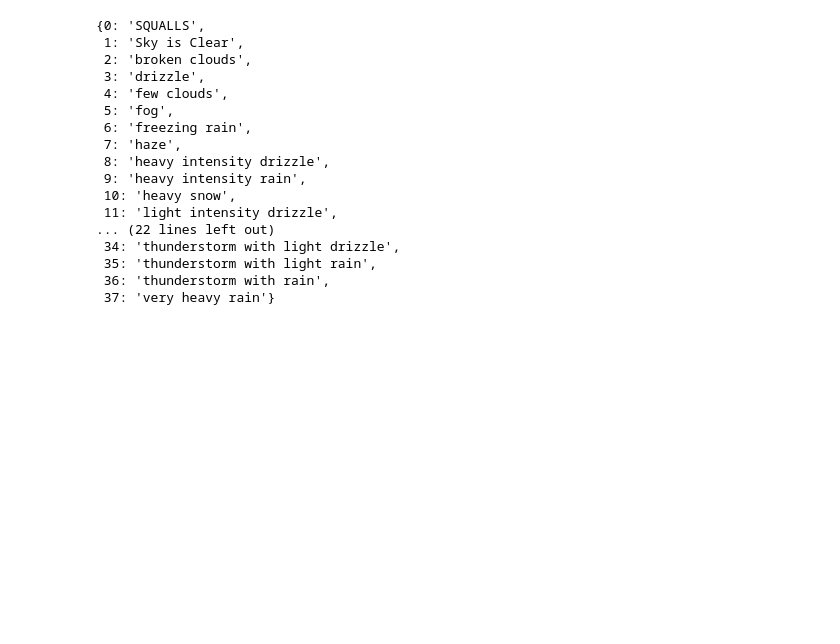
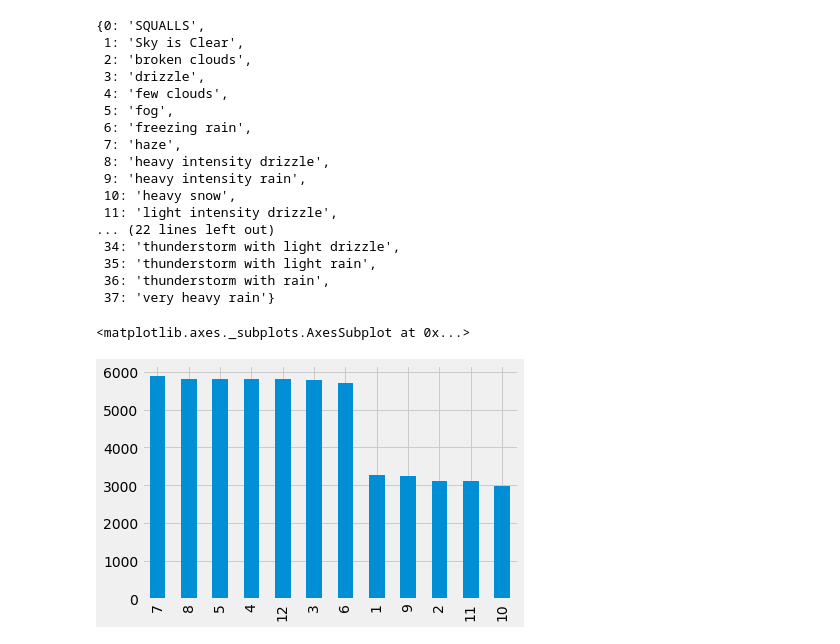
Before and after one commit to WeiChuen99/SVR-Regression, a Jupyter notebook: Regression.ipynb, the cells around one changed output. Drawn from its saved outputs; the diff is of its cells as text; code cells hidden in the pictures; blank space fills up the shorter version.

```diff
--- a/Regression.ipynb
+++ b/Regression.ipynb
@@ -85,0 +82,26 @@ data['weather_description'] = le.fit_transform(data['weather_description'])
+# %%
+data['holiday'] = le.fit_transform(data['holiday'])
+data['weather_main'] = le.fit_transform(data['weather_main'])
+data['weather_description'] = le.fit_transform(data['weather_description'])
+
+
+# aggregate rows with same date-time
+data_agg = data.groupby('date_time',as_index=False).agg('max')
+
+data_agg['date_time'] = pd.to_datetime(data_agg['date_time'])
+# convert date_time column to datetime format
+
+# create column with hours from date_time
+data_agg['hour'] = data_agg['date_time'].dt.hour
+data_agg['hour'].value_counts().plot(kind='bar')
+
+# create column with day of the week from date_time
+data_agg['day_of_week'] = data_agg['date_time'].dt.dayofweek
+data_agg['day_of_week'].value_counts().plot(kind='bar')
+
+# create column with month from date_time
+data_agg['month'] = data_agg['date_time'].dt.month
+data_agg['month'].value_counts().plot(kind='bar')
+# %% [output]
+<matplotlib.axes._subplots.AxesSubplot at 0x...>
+[figure, added]
```
Also changed, not shown: parts of 9 cells of this notebook.
